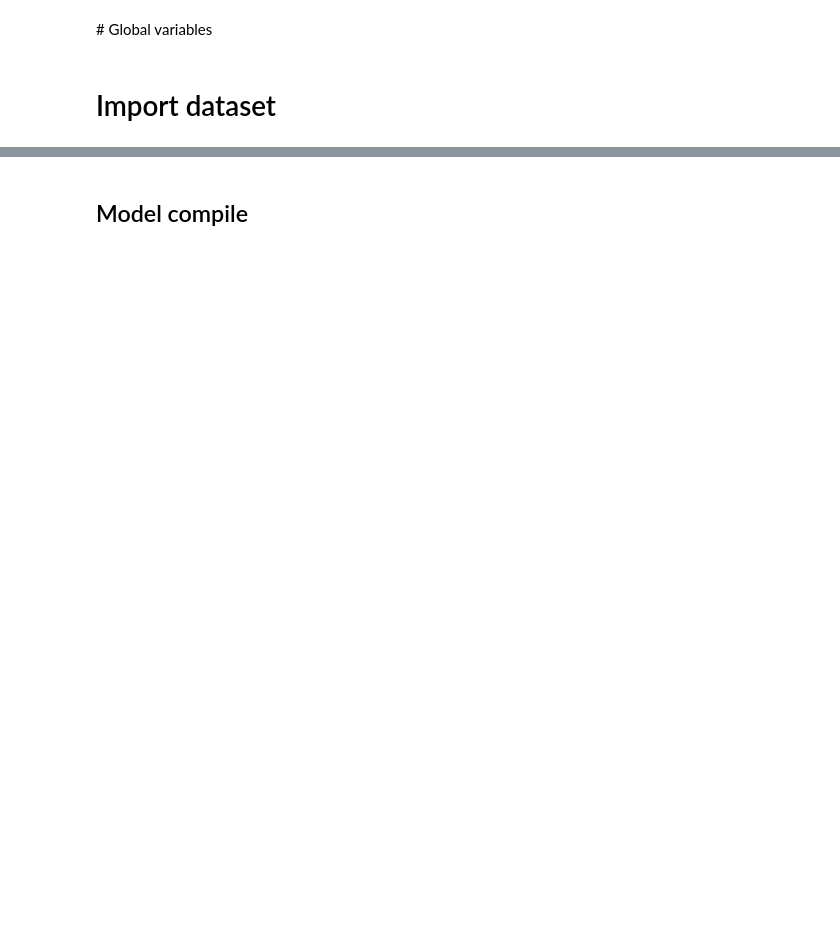
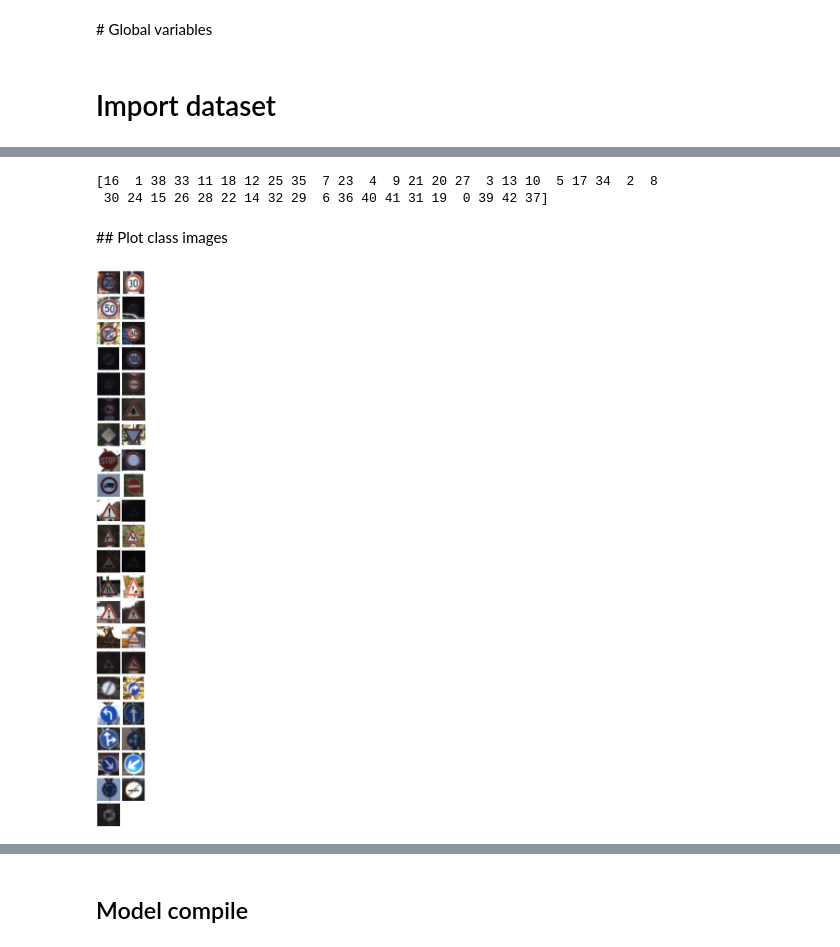
Before and after one commit to alcalderagl/self_driving_car, a Jupyter notebook: ConvNN.ipynb, the cells around one changed output, grey strips where cells are left out. Drawn from its saved outputs; the diff is of its cells as text; code cells hidden in the pictures; blank space fills up the shorter version.

```diff
--- a/ConvNN.ipynb
+++ b/ConvNN.ipynb
@@ -146,0 +220,29 @@ Image shape: (28, 28)
+# %%
+classes = test_df['ClassId'].unique()  # Obtiene las clases únicas presentes en el conjunto de prueba
+print(classes)  # Muestra los IDs de clase encontrados (valores entre 0 y 42)
+# %% [output]
+[16  1 38 33 11 18 12 25 35  7 23  4  9 21 20 27  3 13 10  5 17 34  2  8
+ 30 24 15 26 28 22 14 32 29  6 36 40 41 31 19  0 39 42 37]
+# %% [markdown]
+## Plot class images
+# %%
+# Selecciona una imagen representativa por cada clase del conjunto de prueba
+samples = test_df.groupby('ClassId').first().reset_index()
+
+# Inicializa listas para guardar imágenes y etiquetas
+sample_imgs = []
+sample_labels = []
+
+# Número de clases únicas
+n_samples = len(samples)
+
+# Itera por cada clase y carga la primera imagen correspondiente
+for _, row in samples.iterrows():
+    image = Image.open(f"{path}/{row['Path']}")  # Abre la imagen desde su ruta
+    sample_labels.append(row['ClassId'])         # Guarda el ID de clase
+    sample_imgs.append(image)                    # Guarda la imagen
+
+# Muestra una imagen por clase en una cuadrícula vertical
+utils.plot_images(images=sample_imgs, labels=sample_labels, nrows=round(n_samples/2), ncols=ncols, figsize=(6,66))
+# %% [output]
+[figure, added]
```
Also changed, not shown: parts of 76 cells of this notebook.
